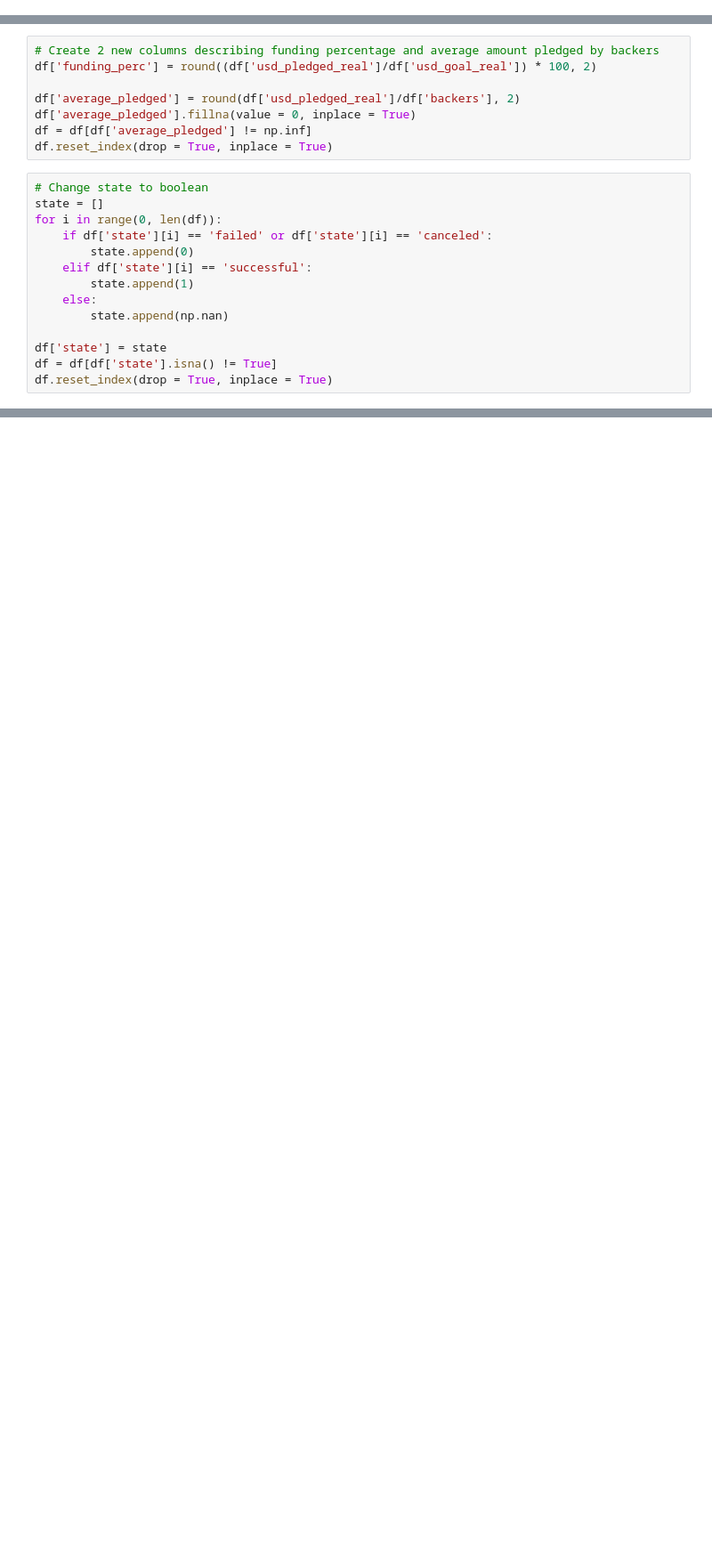
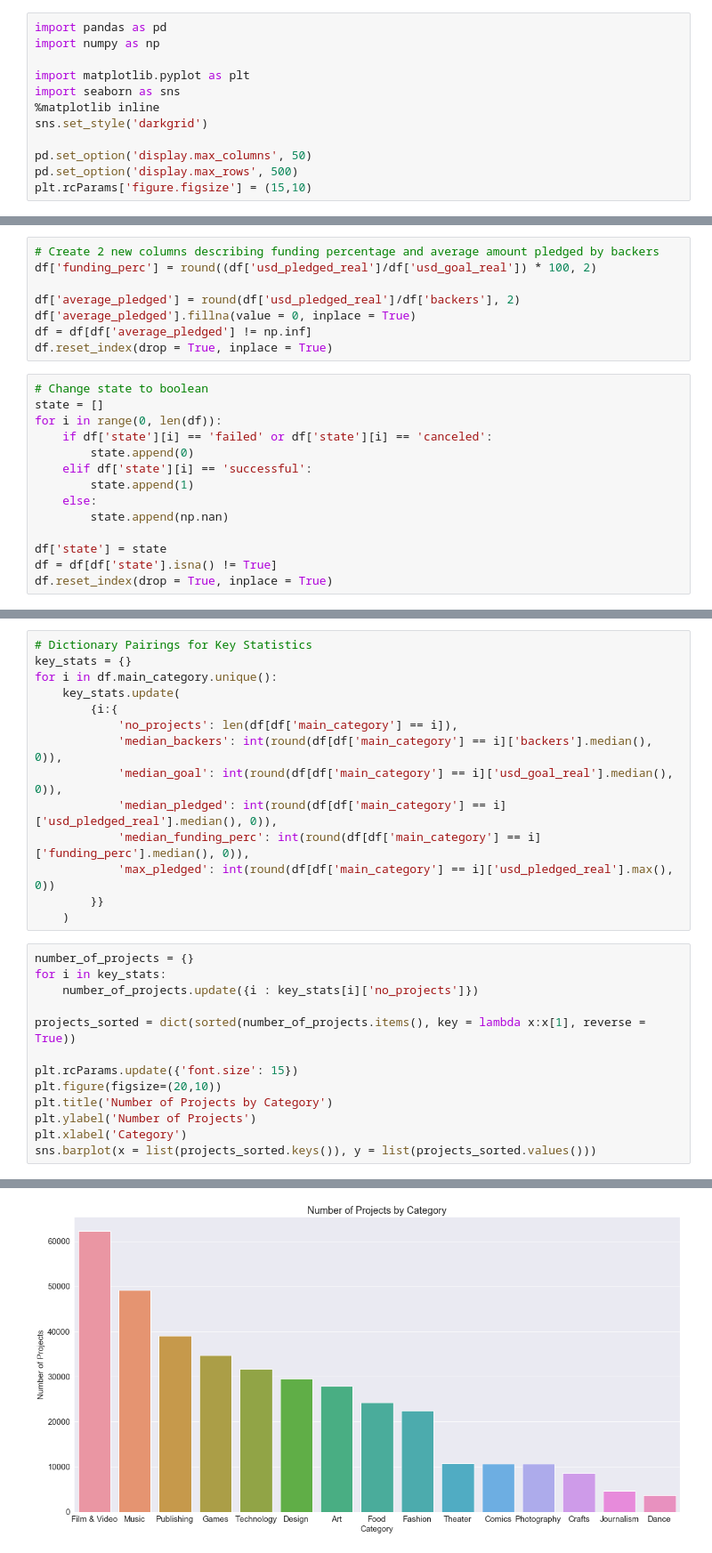
Before and after one commit to songyingho/kickstarter_analysis, a Jupyter notebook: index.ipynb, the cells around one changed output, grey strips where cells are left out. Shown: that part at 89% size. Saved outputs shown, nothing was run; the diff lists cells and outputs as text; blank space fills up the shorter version.

Commit message:
graphs pt 1

```diff
--- a/index.ipynb
+++ b/index.ipynb
@@ -4,3 +1,15 @@ import numpy as np
+# %%
+import pandas as pd
+import numpy as np
+
+import matplotlib.pyplot as plt
+import seaborn as sns
+%matplotlib inline
+sns.set_style('darkgrid')
+
+pd.set_option('display.max_columns', 50)
+pd.set_option('display.max_rows', 500)
+plt.rcParams['figure.figsize'] = (15,10)
 # %%
 df18 = pd.read_csv('ks-projects-201801.csv', encoding='latin1', low_memory=False)
 # %%
@@ -104,0 +61,28 @@ Median Goal: $ 5000          Median Pledged: $ 55
+# %%
+# Dictionary Pairings for Key Statistics
+key_stats = {}
+for i in df.main_category.unique():
+    key_stats.update(
+        {i:{
+            'no_projects': len(df[df['main_category'] == i]),
+            'median_backers': int(round(df[df['main_category'] == i]['backers'].median(), 0)),
+            'median_goal': int(round(df[df['main_category'] == i]['usd_goal_real'].median(), 0)),
+            'median_pledged': int(round(df[df['main_category'] == i]['usd_pledged_real'].median(), 0)),
+            'median_funding_perc': int(round(df[df['main_category'] == i]['funding_perc'].median(), 0)),
+            'max_pledged': int(round(df[df['main_category'] == i]['usd_pledged_real'].max(), 0))
+        }}
+    )
+# %%
+number_of_projects = {}
+for i in key_stats:
+    number_of_projects.update({i : key_stats[i]['no_projects']})
+
+projects_sorted = dict(sorted(number_of_projects.items(), key = lambda x:x[1], reverse = True))
+
+plt.rcParams.update({'font.size': 15})
+plt.figure(figsize=(20,10))
+plt.title('Number of Projects by Category')
+plt.ylabel('Number of Projects')
+plt.xlabel('Category')
+sns.barplot(x = list(projects_sorted.keys()), y = list(projects_sorted.values()))
+# %% [output]
@@ -104,0 +90 @@ Median Goal: $ 5000          Median Pledged: $ 55
+[figure, added]
```
Also changed, not shown: parts of 9 cells of this notebook.
